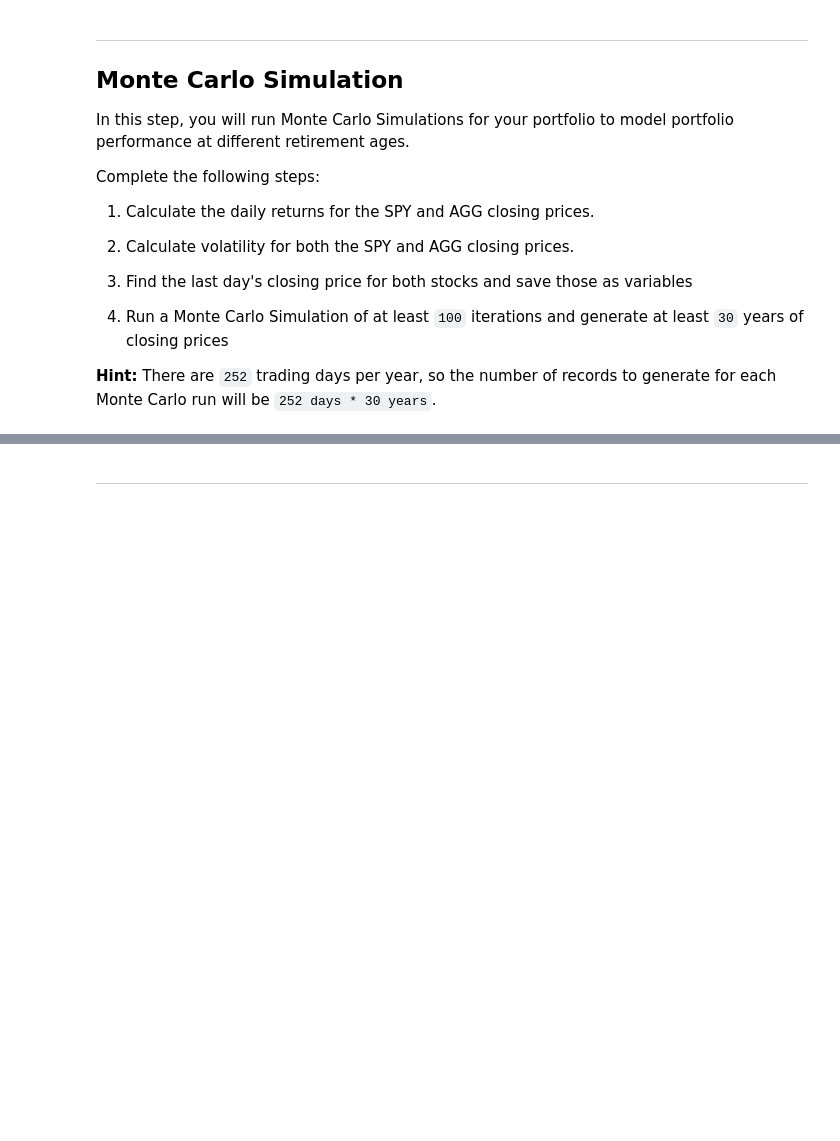
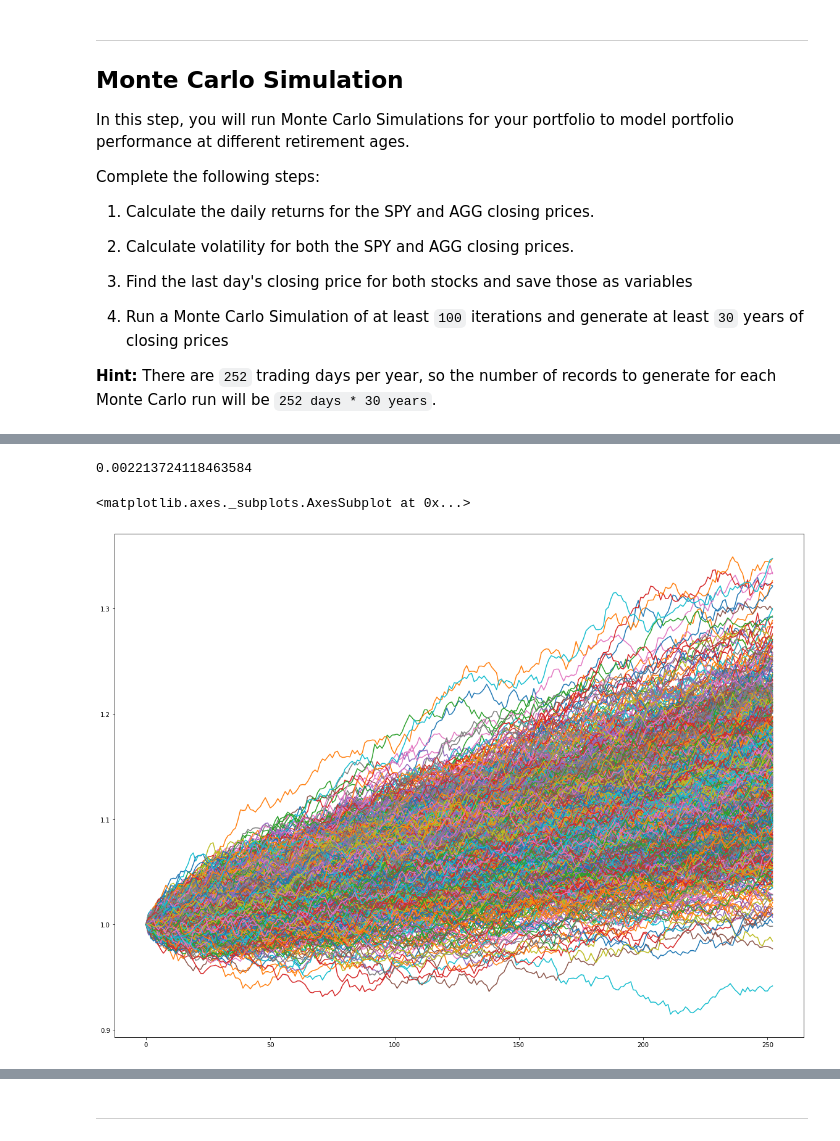
Before and after one commit to dovu93/API_HW, a Jupyter notebook: Assignment/portfolio_planner.ipynb, the cells around one changed output, grey strips where cells are left out. Cells and saved outputs as stored; diff of their text form; code cells hidden in the pictures; blank space fills up the shorter version.

```diff
--- a/Assignment/portfolio_planner.ipynb
+++ b/Assignment/portfolio_planner.ipynb
@@ -102,5 +102,9 @@ Complete the following steps:
 daily_returns = df.pct_change()
 
 # Display sample data
-daily_returns.head()
+avg_daily_returns = daily_returns.mean()
+avg_returns_agg = avg_daily_returns.iloc[0]
+avg_returns_spy = avg_daily_returns.iloc[1]
+# print(daily_returns_spy)
+type(avg_returns_spy)
 # %% [output]
@@ -117,0 +112,7 @@ daily_returns.head()
+# %%
+# Compute daily volatility
+total_std = daily_returns.std()
+# volatility.iloc[0]
+std_dev_agg = total_std.iloc[0]
+std_dev_spy = total_std.iloc[1]
+type(std_dev_agg)
@@ -118,5 +132,9 @@ daily_returns.head()
 # %%
 # Setup the Monte Carlo Parameters
-number_simulations = 500
-number_records = 252 * 30
+# number_simulations = 500
+# number_records = 252 * 30
+
+number_simulations = 10
+number_records = 10
+
 monte_carlo = pd.DataFrame()
@@ -124,0 +141,7 @@ monte_carlo = pd.DataFrame()
+# %%
+# Run the Monte Carlo Simulation
+
+for n in range(number_simulations):
+    for tickers in list of tickers:
+        for records in range(number_records):
+            simulated_price = simulated_price[-1]
@@ -125,4 +218,12 @@ monte_carlo = pd.DataFrame()
 # %%
 # Check that the simulation ran successfully
+a = np.random.normal(avg_returns_agg, std_dev_agg)
+print(a)
+# %% [output]
+0.002213724118463584
 # %%
 # Visualize the Simulation
+portfolio_cumulative_returns.plot(figsize = (20,15), legend = False)
+# %% [output]
+<matplotlib.axes._subplots.AxesSubplot at 0x...>
+[figure, added]
```
Also changed, not shown: parts of 23 cells of this notebook.
